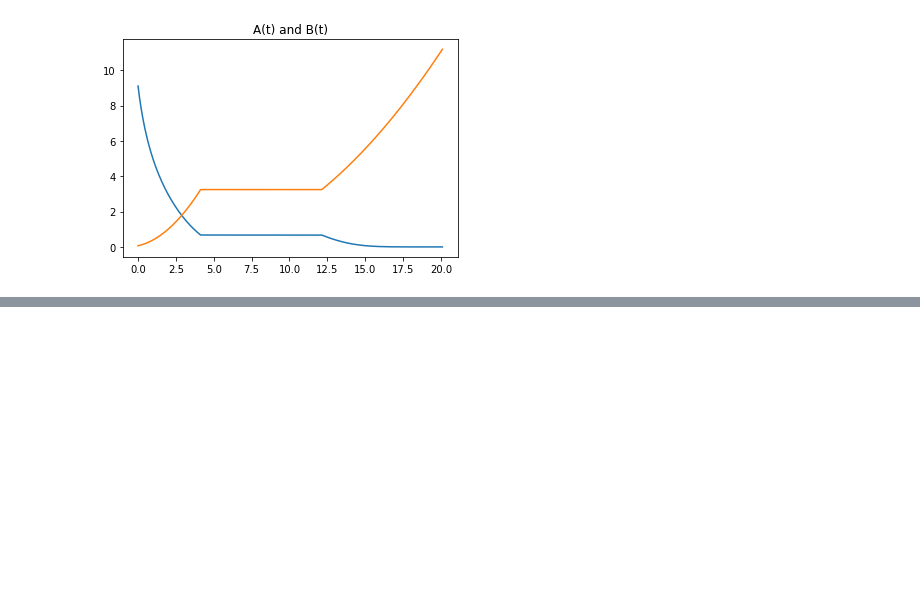
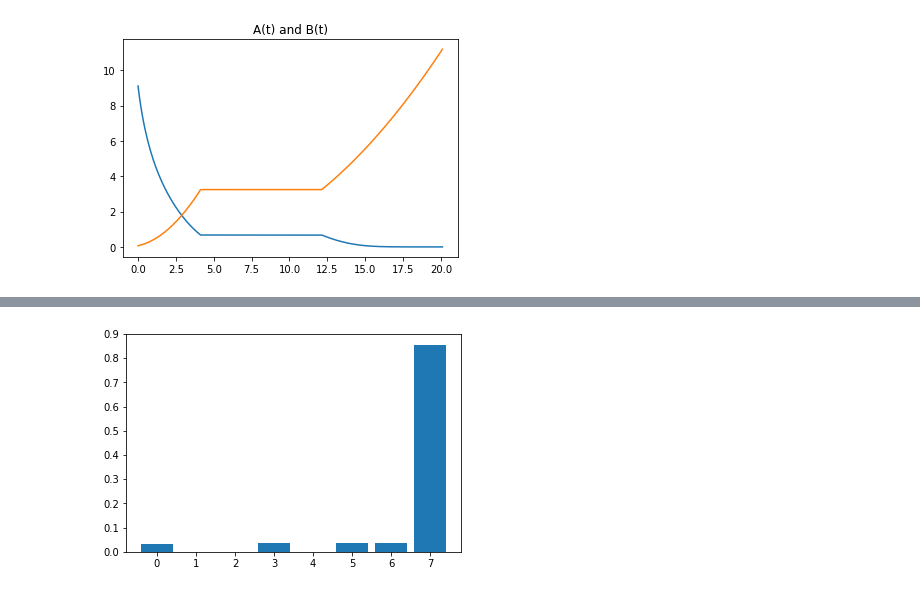
Before and after one commit to naezzell/dwaveutils, a Jupyter notebook: examples/testing_QuTip.ipynb, the cells around one changed output, grey strips where cells are left out. Saved outputs shown, nothing was run; the diff lists cells and outputs as text; code cells hidden in the pictures; blank space fills up the shorter version.

```diff
--- a/examples/testing_QuTip.ipynb
+++ b/examples/testing_QuTip.ipynb
@@ -69,0 +204,15 @@ plt.show()
+# %%
+HX = Hs['HX']
+HZ = Hs['HZ']
+# Define H(t)
+H = lambda t : A(t)*HX + B(t)*HZ
+
+# Define list_H for QuTiP
+list_H = [[HX, A], [HZ, B]]
+# %%
+results = qt.sesolve(list_H, H(0).groundstate()[1], times)
+amps = np.array([abs(results.states[-1][i])**2 for i in range(8)])
+plt.bar([0, 1, 2, 3, 4, 5, 6, 7], amps.flatten())
+plt.show()
+# %% [output]
+[figure, added]
```
Also changed, not shown: parts of 5 cells of this notebook, 4 other files.
